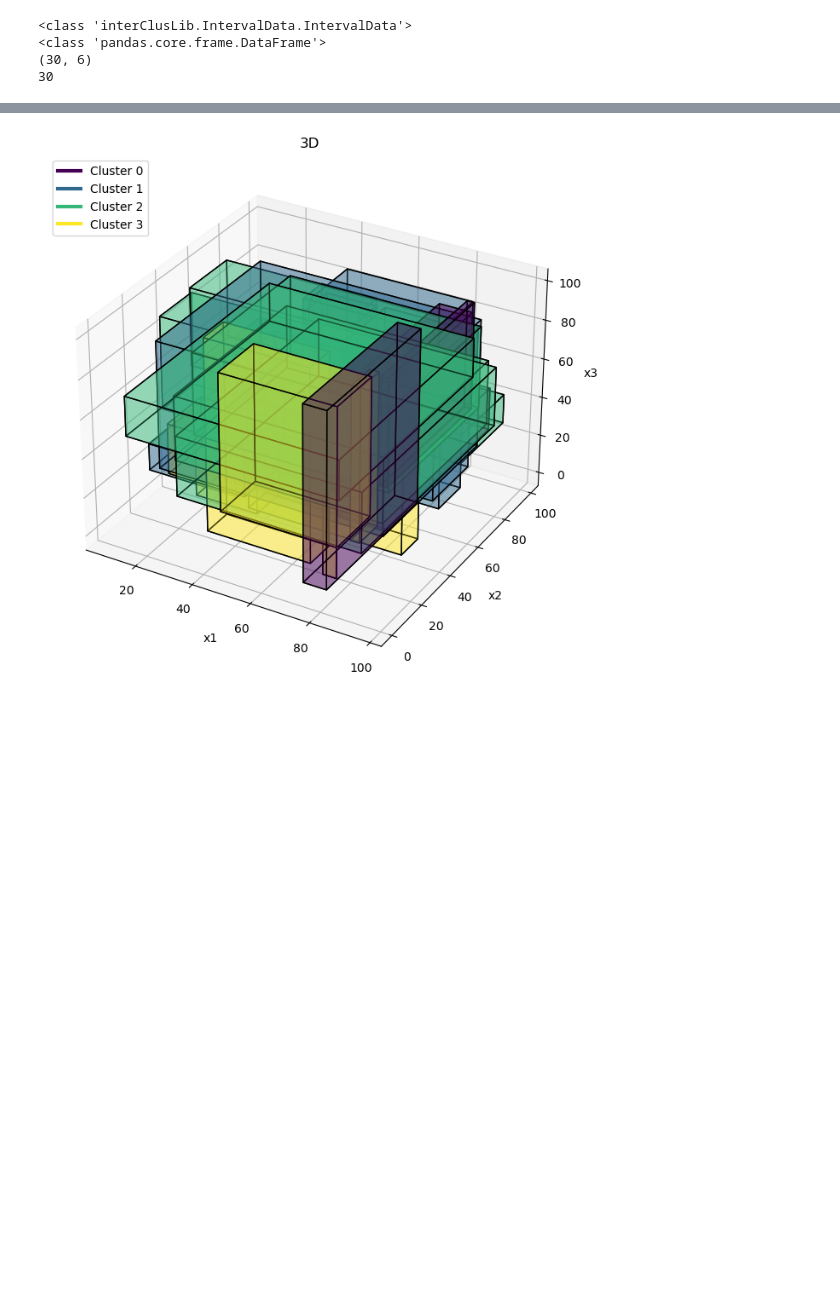
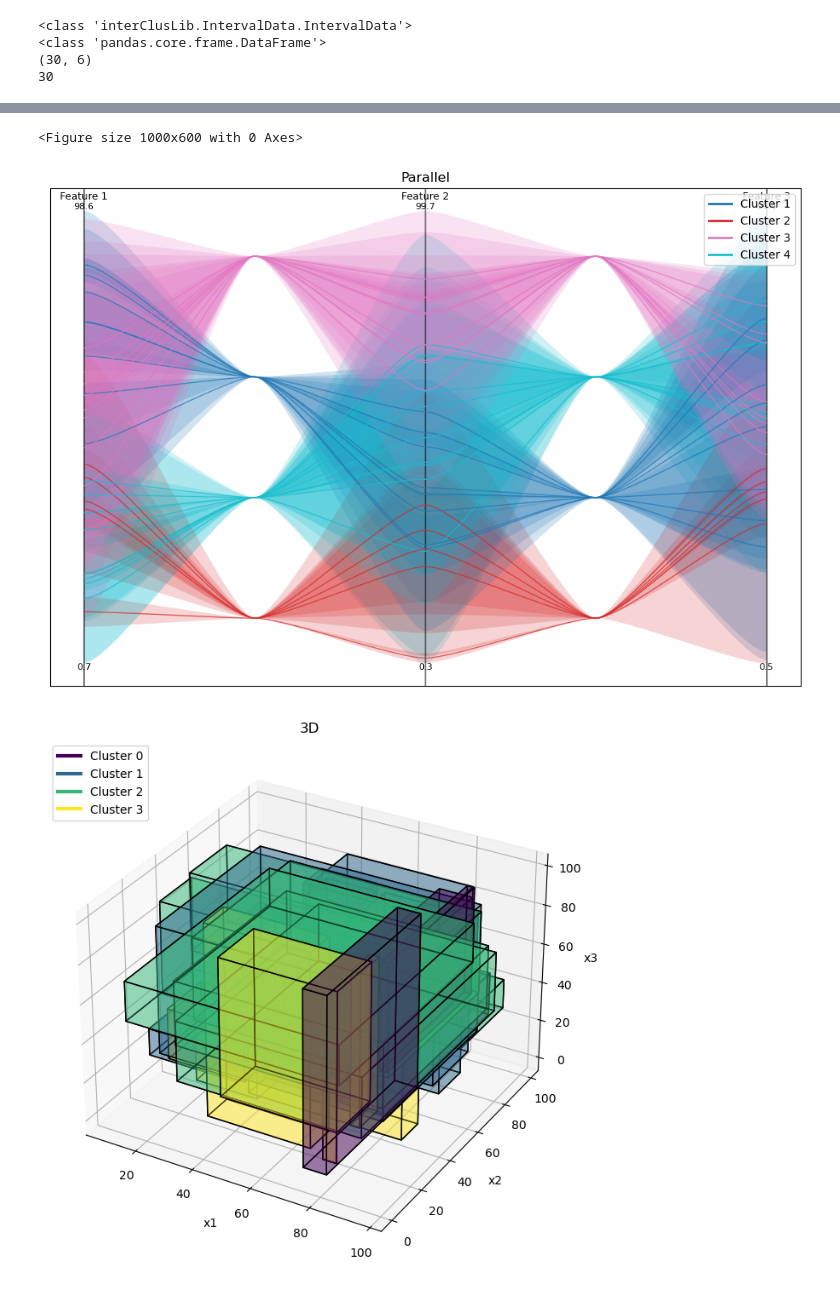
Before and after one commit to hchaenc/InterClusLib, a Jupyter notebook: examples/example_measurements.ipynb, the cells around one changed output, grey strips where cells are left out. Saved outputs shown, nothing was run; the diff lists cells and outputs as text; code cells hidden in the pictures; blank space fills up the shorter version.

```diff
--- a/examples/example_measurements.ipynb
+++ b/examples/example_measurements.ipynb
@@ -97,3 +97,11 @@ print(model.labels_)
+# %%
+plt.figure(figsize=(10, 6))
+IntervalParallelCoordinates.plot_interval_curves(data = random_data.get_intervals(), feature_names= None, clusters=model.labels_, beta = 1)
+plt.title("Parallel")
+plt.show()
+# %% [output]
+<Figure size 1000x600 with 0 Axes>
+[figure, added]
 # %%
 def plot_intervals_3D(intervals, labels=None):
     fig= plt.figure(figsize=(8,8))
```
Also changed, not shown: parts of 3 cells of this notebook, 3 other files.
